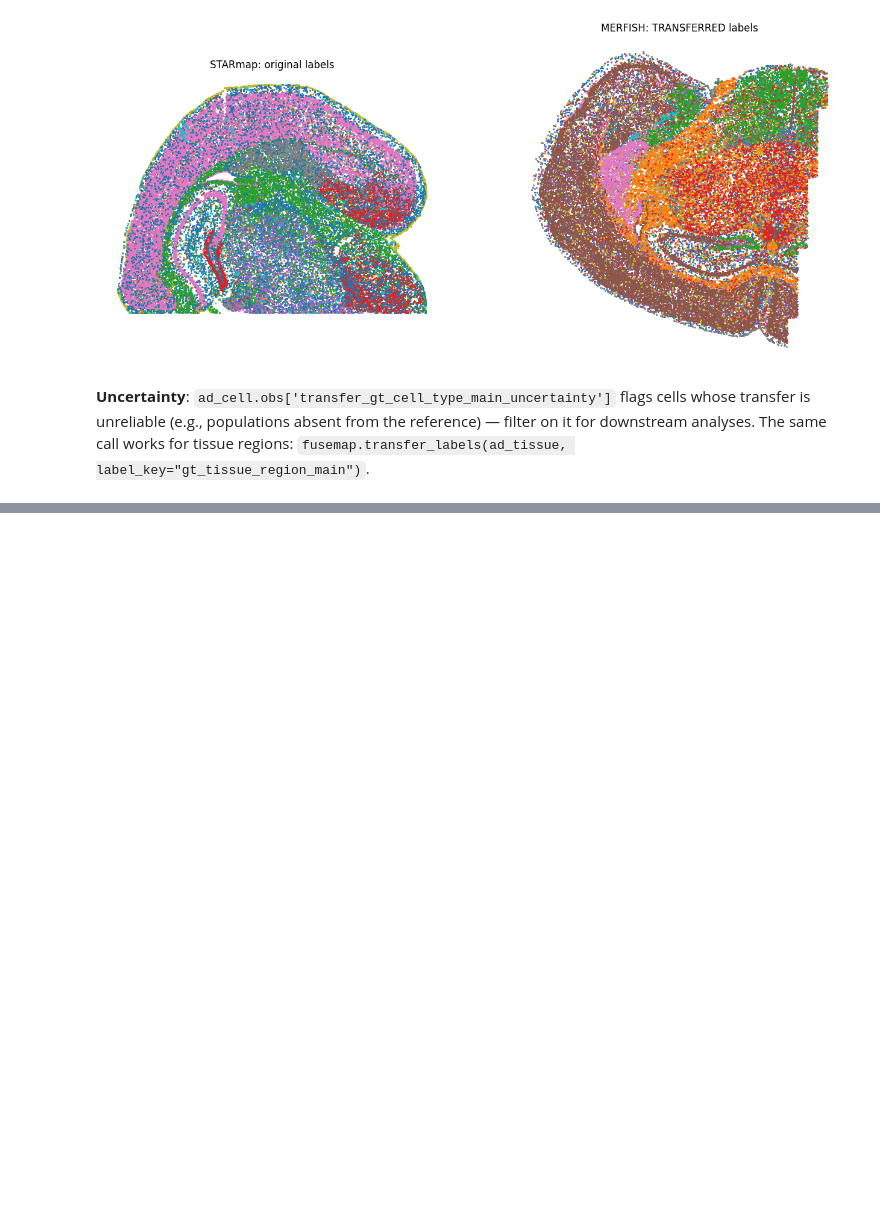
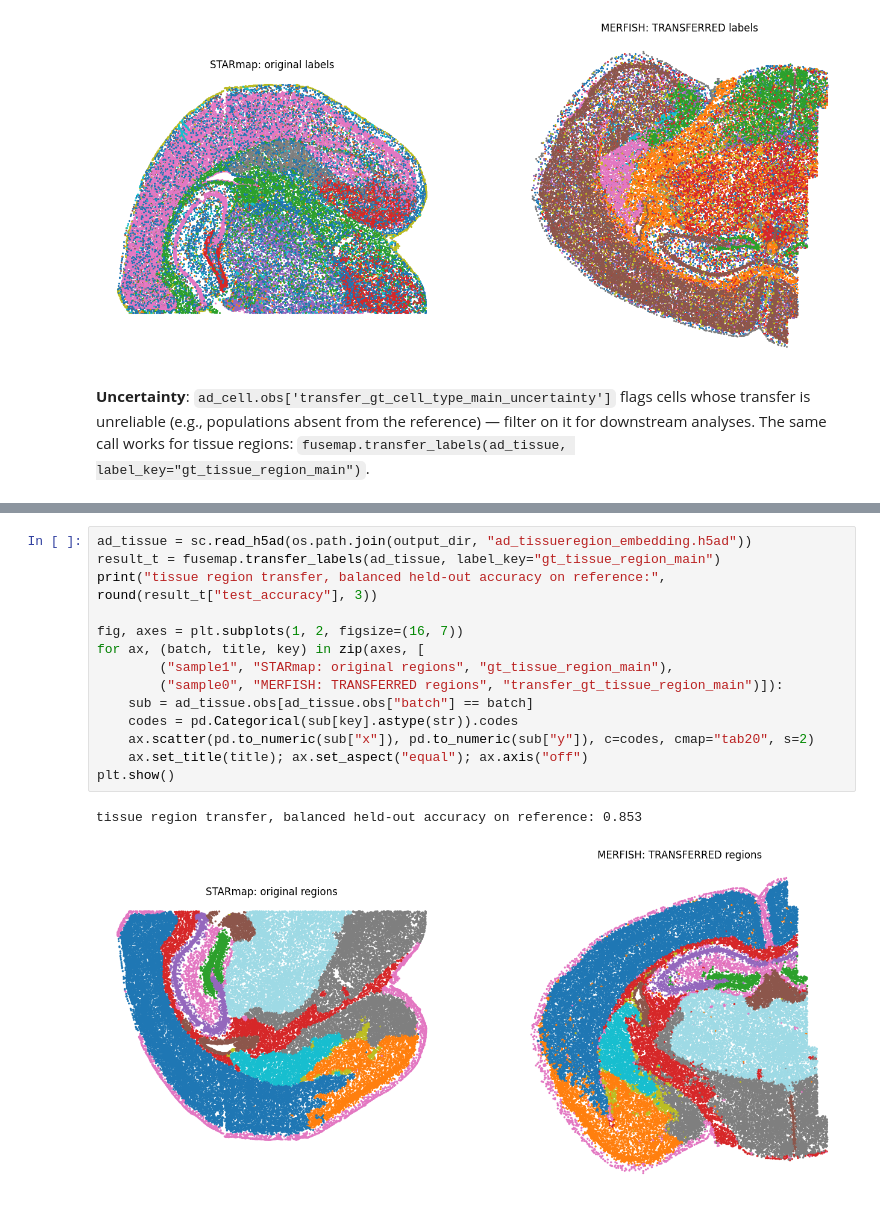
Before and after one commit to wanglab-broad/FuseMap, a Jupyter notebook: docs/notebooks/1_spatial_integration_imaging.ipynb, the cells around one changed output, grey strips where cells are left out. Saved outputs shown, nothing was run; the diff lists cells and outputs as text; blank space fills up the shorter version.

```diff
--- a/docs/notebooks/1_spatial_integration_imaging.ipynb
+++ b/docs/notebooks/1_spatial_integration_imaging.ipynb
@@ -168,0 +182,17 @@ downstream analyses. The same call works for tissue regions:
+# %%
+ad_tissue = sc.read_h5ad(os.path.join(output_dir, "ad_tissueregion_embedding.h5ad"))
+result_t = fusemap.transfer_labels(ad_tissue, label_key="gt_tissue_region_main")
+print("tissue region transfer, balanced held-out accuracy on reference:", round(result_t["test_accuracy"], 3))
+
+fig, axes = plt.subplots(1, 2, figsize=(16, 7))
+for ax, (batch, title, key) in zip(axes, [
+        ("sample1", "STARmap: original regions", "gt_tissue_region_main"),
+        ("sample0", "MERFISH: TRANSFERRED regions", "transfer_gt_tissue_region_main")]):
+    sub = ad_tissue.obs[ad_tissue.obs["batch"] == batch]
+    codes = pd.Categorical(sub[key].astype(str)).codes
+    ax.scatter(pd.to_numeric(sub["x"]), pd.to_numeric(sub["y"]), c=codes, cmap="tab20", s=2)
+    ax.set_title(title); ax.set_aspect("equal"); ax.axis("off")
+plt.show()
+# %% [output]
+tissue region transfer, balanced held-out accuracy on reference: 0.853
+[figure, added]
```
Also changed, not shown: parts of 28 cells of this notebook, 22 other files.
